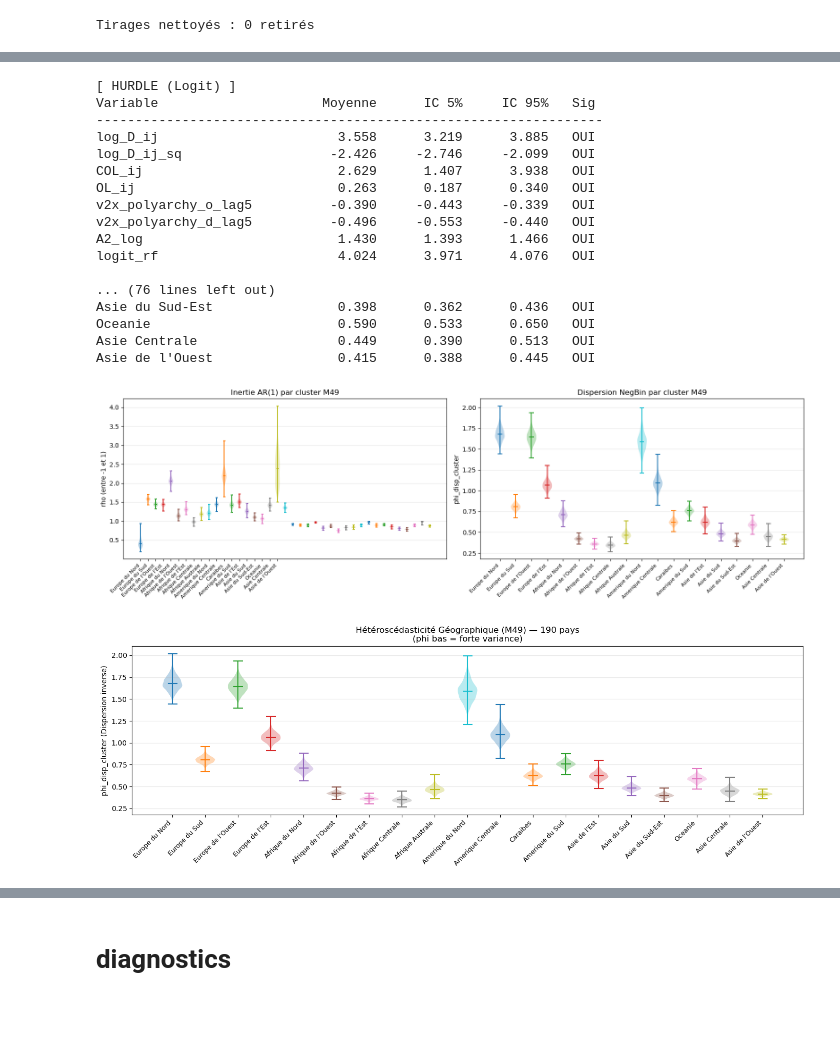
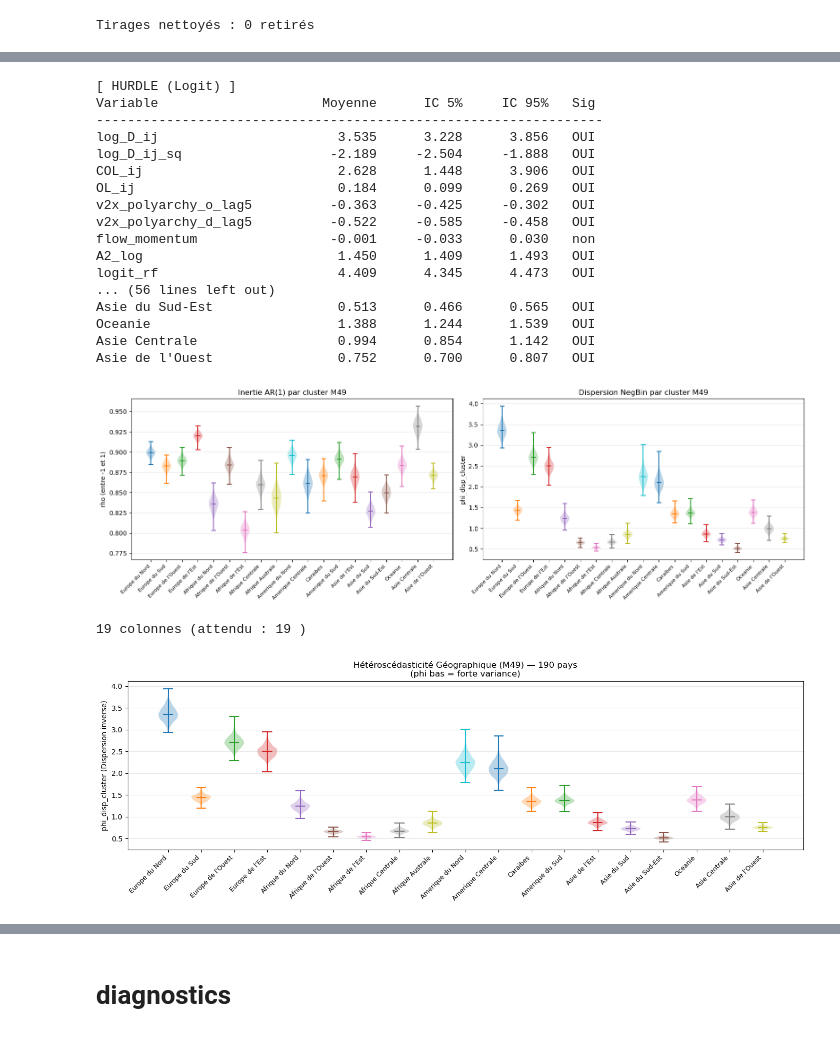
Before and after one commit to romainratajczyk/bayesForecasts, a Jupyter notebook: notebooks/hurdle_regression.ipynb, the cells around one changed output, grey strips where cells are left out. Saved outputs shown, nothing was run; the diff lists cells and outputs as text; code cells hidden in the pictures.

Commit message:
dernière simulation, augmenter iter pour augmenter ESS

```diff
--- a/notebooks/hurdle_regression.ipynb
+++ b/notebooks/hurdle_regression.ipynb
@@ -437,10 +437,10 @@ Zone FN (lag=0, stock=0) : 34,358 dyades, A2>0 pour 100.0% d'entre elles
 from sklearn.ensemble import RandomForestClassifier
 
 RF_VARS = [
-    'log_D_ij', 'log_D_ij_sq', 'COL_ij', 'OL_ij',
+    'log_D_ij', 'log_D_ij_sq', 'OL_ij', 'COL_ij',
     #'v2x_polyarchy_o_lag1', 'v2x_clphy_o_lag1', 'intensity_level_o_lag1',
     #'v2x_polyarchy_d_lag1', 'v2x_clphy_d_lag1', 'intensity_level_d_lag1',
-    'log_gdpcap_o_lag5', 'log_gdpcap_d_lag5', 'log_gdpcap_diff',
+    'log_gdpcap_o_lag5', 'log_gdpcap_d_lag5', #'log_gdpcap_diff',
     'log_P_it', 'log_P_jt',
     'is_mig_lag',
     'PSR_i', 'PSR_j',
@@ -448,12 +448,12 @@ RF_VARS = [
     'urban_it', 'urban_jt',
     'LL_i', 'LL_j',
     'LA_i', 'LA_j',
-    'LB_ij', 'logD_times_LB',
-    'type_of_conflict_o_lag5', 'type_of_conflict_d_lag5',
+    'LB_ij', #'logD_times_LB',
+    #'type_of_conflict_o_lag5', #'type_of_conflict_d_lag5',
     'transitivity_proxy',
-    'v2x_polyarchy_o_lag5', 'v2x_clphy_o_lag5', 'intensity_level_o_lag5', 'type_of_conflict_o_lag5',
-    'v2x_polyarchy_d_lag5', 'v2x_clphy_d_lag5', 'intensity_level_d_lag5', 'type_of_conflict_d_lag5',
-    'log_stock_lag', 'A2_log'
+    'v2x_polyarchy_o_lag5', #'v2x_clphy_o_lag5', #'intensity_level_o_lag5', 'type_of_conflict_o_lag5',
+    'v2x_polyarchy_d_lag5', #'v2x_clphy_d_lag5', #'intensity_level_d_lag5', 'type_of_conflict_d_lag5',
+    'log_stock_lag', 'A2_log', 'flow_momentum'
     #'any_conflict_o_window', 'max_conflict_o_window', 'any_intense_o_window', 'any_intl_o_window',
     #'any_conflict_d_window', 'max_conflict_d_window', 'any_intense_d_window', 'any_intl_d_window',
     #'new_conflict_o', 'new_conflict_d', 'persistent_conflict_o', 'persistent_conflict_d',
@@ -500,5 +500,5 @@ K_h = len(HURDLE_VARS)
 print(f"K_h : {K_h}")
 
 
-print(pd.Series(rf_model.feature_importances_, index=RF_VARS_PRESENT).sort_values(ascending=False).head(10).round(4))
+print(pd.Series(rf_model.feature_importances_, index=RF_VARS_PRESENT).sort_values(ascending=False).head(36).round(5))
 # %% [output]
@@ -686,6 +689,8 @@ stan_data = {
     'log_flow_lag'    : df_volume['log_flow_lag_clean'].astype(float).tolist(),
     'X_v'          : X_vol_std.tolist(),
     'cluster_v'    : cluster_v.tolist(),
+    'momentum_v'    : df_volume['flow_momentum'].astype(float).tolist(),
+    'momentum_test' : df_test['flow_momentum'].astype(float).tolist(),
 
     'log_scale_v' : stan_data_extra_scale.tolist(),
 
@@ -1205,14 +1023,14 @@ Outputs : ARX_50pays_4c_400it_VECT_chain*.csv
 # %%
-# CSV_PREFIX    = f"ARX_{N_pays}pays_{N_CHAINS}c_{ITER_SAMPLING}it_{arch_suffix}"
-# csv_files = [
-#     f"{OUTPUT_DIR}/{CSV_PREFIX}_chain{i+1}.csv"
-#     for i in range(N_CHAINS)
-# ]
+CSV_PREFIX    = f"ARX_{N_pays}pays_{N_CHAINS}c_{ITER_SAMPLING}it_{arch_suffix}"
+csv_files = [
+    f"{OUTPUT_DIR}/{CSV_PREFIX}_chain{i+1}.csv"
+    for i in range(N_CHAINS)
+]
 
-csv_files = ['/Users/rratajczyk/Desktop/bayesForecasts/bayesTemp/onyxia data/stan_outputs_tmux/ARX_190pays_4c_501it_VECT_chain1.csv',
-             '/Users/rratajczyk/Desktop/bayesForecasts/bayesTemp/onyxia data/stan_outputs_tmux/ARX_190pays_4c_501it_VECT_chain2.csv',
-             '/Users/rratajczyk/Desktop/bayesForecasts/bayesTemp/onyxia data/stan_outputs_tmux/ARX_190pays_4c_501it_VECT_chain3.csv',
-             '/Users/rratajczyk/Desktop/bayesForecasts/bayesTemp/onyxia data/stan_outputs_tmux/ARX_190pays_4c_501it_VECT_chain4.csv']
+csv_files = ['/Users/rratajczyk/Desktop/bayesForecasts/bayesTemp/onyxia data/stan_outputs_tmux/stan_outputs_tmux/ARX_190pays_4c_402it_VECT_chain1.csv',
+             '/Users/rratajczyk/Desktop/bayesForecasts/bayesTemp/onyxia data/stan_outputs_tmux/stan_outputs_tmux/ARX_190pays_4c_402it_VECT_chain2.csv',
+             '/Users/rratajczyk/Desktop/bayesForecasts/bayesTemp/onyxia data/stan_outputs_tmux/stan_outputs_tmux/ARX_190pays_4c_402it_VECT_chain3.csv',
+             '/Users/rratajczyk/Desktop/bayesForecasts/bayesTemp/onyxia data/stan_outputs_tmux/stan_outputs_tmux/ARX_190pays_4c_402it_VECT_chain4.csv']
 with open(csv_files[0], 'r') as f:
     for line in f:
         if not line.startswith('#'):
@@ -1221,7 +1039,7 @@ with open(csv_files[0], 'r') as f:
 
 vars_to_keep = [
     #  Volume
-    'mu_dt_test', 'phi_test',
+    'mu_dt_test', 'phi_test', 'omega',
     'beta_grav', 'phi_disp_global', 'phi_disp_cluster',
     'rho_global_monitor', 'rho_m49', 'sigma_rho_m49', 'tau_rho', 'tau_phi_disp', 'rho_m49_lat', # échelle LATENTE
     'tau_em', 'tau_at', 'intercept_em', 'intercept_at', 'theta_em', 'theta_at',
@@ -1875,7 +1497,7 @@ print_coef_table(
     np.percentile(beta_grav, 95, axis=0),
     X_VOL_COLS
 )
-rho_m49_draws       = df_final.filter(like='rho_m49').values
+rho_m49_draws = df_final.filter(regex=r'^rho_m49\.\d+$').values
 phi_cluster_draws   = df_final.filter(like='phi_disp_cluster').values
 cluster_labels      = [SUBREGION_LABELS.get(stan_to_m49.get(k, 99), f'cluster_{k}')
                        for k in range(1, K_clusters + 1)]
@@ -1891,48 +1513,52 @@ print_coef_table(
 print_coef_table(
     'PHI dispersion par cluster M49',
     phi_cluster_draws.mean(axis=0),
     np.percentile(phi_cluster_draws,  5, axis=0),
     np.percentile(phi_cluster_draws, 95, axis=0),
     cluster_labels
 )
 
 # Figure comparative rho vs phi par cluster
 fig, axes = plt.subplots(1, 2, figsize=(16, 5))
 
 for ax, draws, title, ylabel in [
     (axes[0], rho_m49_draws,     'Inertie AR(1) par cluster M49',       'rho (entre -1 et 1)'),
     (axes[1], phi_cluster_draws, 'Dispersion NegBin par cluster M49',   'phi_disp_cluster'),
 ]:
     for k in range(draws.shape[1]):
         ax.violinplot(draws[:, k], positions=[k + 1], widths=0.6, showmedians=True)
     ax.set_xticks(range(1, K_clusters + 1))
     ax.set_xticklabels(cluster_labels, rotation=45, ha='right', fontsize=8)
     ax.set_ylabel(ylabel)
     ax.set_title(title)
     ax.grid(True, alpha=0.3, axis='y')
 
 plt.tight_layout()
 plt.savefig(f"rho_phi_cluster_M49_{N_pays}.pdf", bbox_inches='tight')
 plt.show()
 # %% [output]
 [ HURDLE (Logit) ]
 Variable                     Moyenne      IC 5%     IC 95%   Sig
 -----------------------------------------------------------------
-log_D_ij                       3.558      3.219      3.885   OUI
-log_D_ij_sq                   -2.426     -2.746     -2.099   OUI
-COL_ij                         2.629      1.407      3.938   OUI
-OL_ij                          0.263      0.187      0.340   OUI
-v2x_polyarchy_o_lag5          -0.390     -0.443     -0.339   OUI
-v2x_polyarchy_d_lag5          -0.496     -0.553     -0.440   OUI
-A2_log                         1.430      1.393      1.466   OUI
-logit_rf                       4.024      3.971      4.076   OUI
-
-... (76 lines left out)
-Asie du Sud-Est                0.398      0.362      0.436   OUI
-Oceanie                        0.590      0.533      0.650   OUI
-Asie Centrale                  0.449      0.390      0.513   OUI
-Asie de l'Ouest                0.415      0.388      0.445   OUI
+log_D_ij                       3.535      3.228      3.856   OUI
+log_D_ij_sq                   -2.189     -2.504     -1.888   OUI
+COL_ij                         2.628      1.448      3.906   OUI
+OL_ij                          0.184      0.099      0.269   OUI
+v2x_polyarchy_o_lag5          -0.363     -0.425     -0.302   OUI
+v2x_polyarchy_d_lag5          -0.522     -0.585     -0.458   OUI
+flow_momentum                 -0.001     -0.033      0.030   non
+A2_log                         1.450      1.409      1.493   OUI
+logit_rf                       4.409      4.345      4.473   OUI
+... (56 lines left out)
+Asie du Sud-Est                0.513      0.466      0.565   OUI
+Oceanie                        1.388      1.244      1.539   OUI
+Asie Centrale                  0.994      0.854      1.142   OUI
+Asie de l'Ouest                0.752      0.700      0.807   OUI
-[figure, old version]
+[figure, new version]
+# %%
+print(rho_m49_draws.shape[1], "colonnes (attendu :", K_clusters, ")")
+# %% [output]
+19 colonnes (attendu : 19 )
 # %%
 # Figure : hétéroscédasticité M49
 fig, ax = plt.subplots(figsize=(14, 5))
@@ -1951,7 +1577,7 @@ plt.tight_layout()
 plt.savefig(f"NegBin_dispersion_cluster_M49_{N_pays}.pdf", bbox_inches='tight')
 plt.show()
 # %% [output]
-[figure, old version]
+[figure, new version]
 # %%
 # Figure : coefficients Hurdle et Volume
 def plot_coefs(means, q05, q95, labels, title, color_sig, fname):
```
Also changed, not shown: parts of 30 cells of this notebook, 7 other files.
